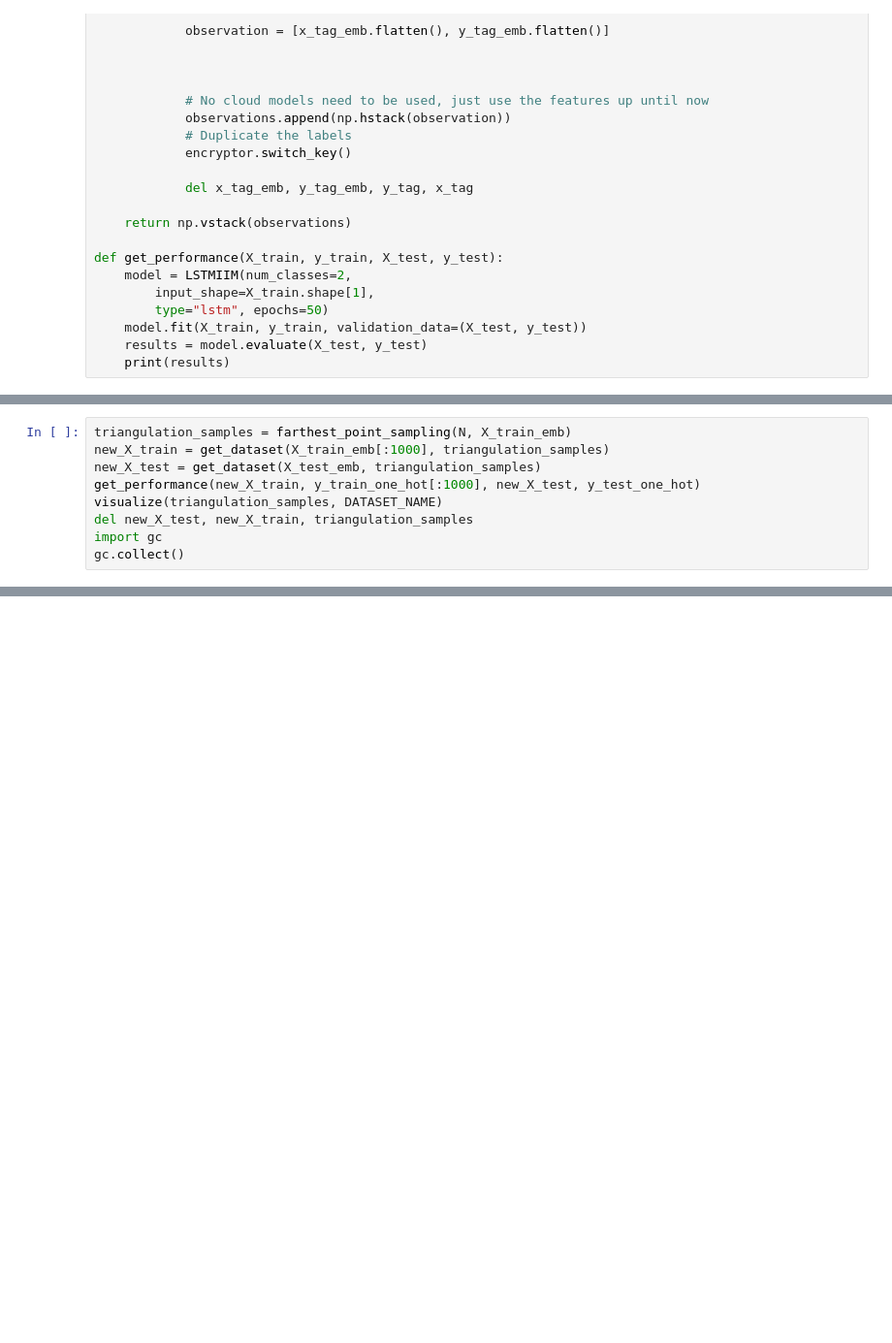
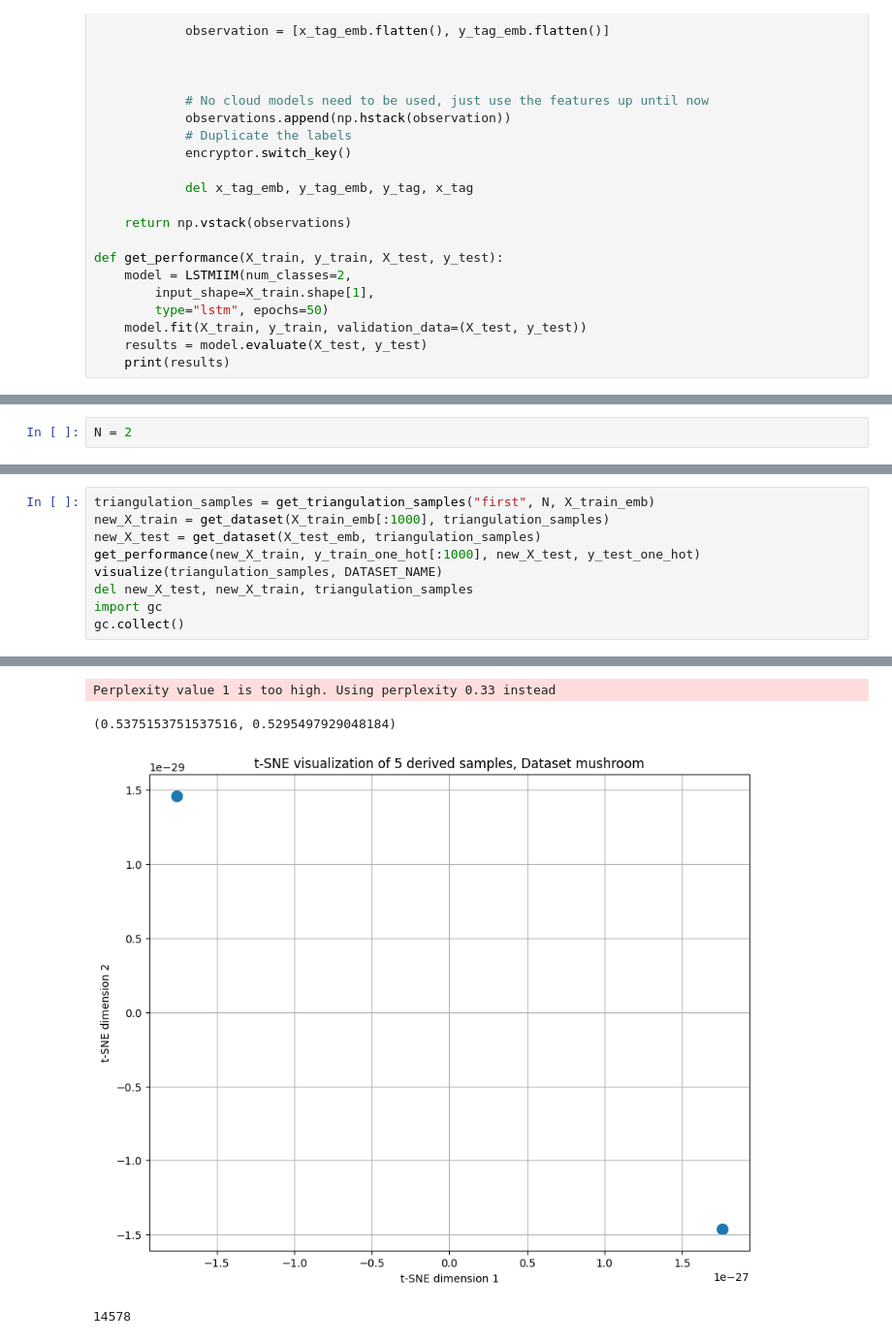
Before and after one commit to EdenYavin/Tabular-Cloud-ML, a Jupyter notebook: notebooks/traingulation.ipynb, the cells around one changed output, grey strips where cells are left out. Shown: that part at 97% size. Cells and saved outputs as stored; diff of their text form; blank space fills up the shorter version.

```diff
--- a/notebooks/traingulation.ipynb
+++ b/notebooks/traingulation.ipynb
@@ -823,9 +857,2 @@ Invoked with: 882, 3585043184256, 100.0
 # %%
-triangulation_samples = farthest_point_sampling(N, X_train_emb)
-new_X_train = get_dataset(X_train_emb[:1000], triangulation_samples)
-new_X_test = get_dataset(X_test_emb, triangulation_samples)
-get_performance(new_X_train, y_train_one_hot[:1000], new_X_test, y_test_one_hot)
-visualize(triangulation_samples, DATASET_NAME)
-del new_X_test, new_X_train, triangulation_samples
-import gc
-gc.collect()
+N = 2
@@ -857,0 +859,10 @@ Invoked with: 882, 467082176568, 100.0
+# %%
+triangulation_samples = get_triangulation_samples("first", N, X_train_emb)
+new_X_train = get_dataset(X_train_emb[:1000], triangulation_samples)
+new_X_test = get_dataset(X_test_emb, triangulation_samples)
+get_performance(new_X_train, y_train_one_hot[:1000], new_X_test, y_test_one_hot)
+visualize(triangulation_samples, DATASET_NAME)
+del new_X_test, new_X_train, triangulation_samples
+import gc
+gc.collect()
+# %% [output]
@@ -857,0 +886,4 @@ Invoked with: 882, 467082176568, 100.0
+Perplexity value 1 is too high. Using perplexity 0.33 instead
+(0.5375153751537516, 0.5295497929048184)
+[figure, added]
+14578
```
Also changed, not shown: parts of 11 cells of this notebook, 3 other files.
